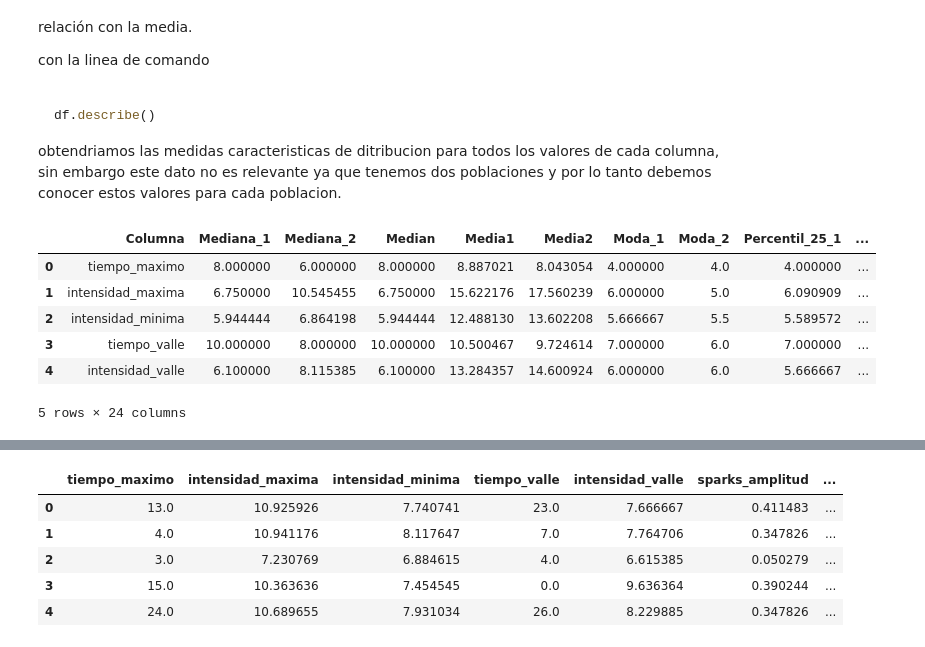
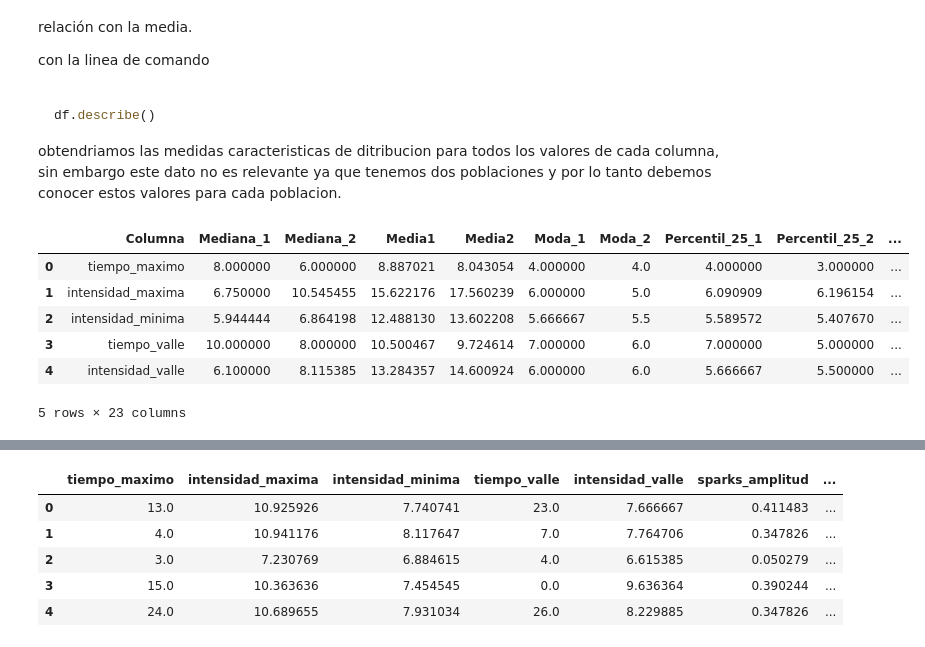
Before and after one commit to macarenaalga/trabajo_final, a Jupyter notebook: Trabajo_final_alga-aras.ipynb, the cells around one changed output, grey strips where cells are left out. Drawn from its saved outputs; the diff is of its cells as text; code cells hidden in the pictures.

```diff
--- a/Trabajo_final_alga-aras.ipynb
+++ b/Trabajo_final_alga-aras.ipynb
@@ -369,7 +369,7 @@ poblacion1 = df[df['flag'] == 1]
 poblacion2 = df[df['flag'] == 2]
 
 # Paso 2: Inicializar el dataframe de resultados
-resultados = pd.DataFrame(columns=['Columna', 'Mediana_1', 'Mediana_2','Median', 'Media1','Media2','Moda_1', 'Moda_2', 'Percentil_25_1', 'Percentil_25_2',
+resultados = pd.DataFrame(columns=['Columna', 'Mediana_1', 'Mediana_2', 'Media1','Media2','Moda_1', 'Moda_2', 'Percentil_25_1', 'Percentil_25_2',
                                    'Percentil_75_1', 'Percentil_75_2', 'Rango_1', 'Rango_2', 'Intercuartil_1', 'Intercuartil_2',
                                    'DesviacionMedia_1', 'DesviacionMedia_2', 'Varianza_1', 'Varianza_2', 'DesviacionEstandar_1',
                                    'DesviacionEstandar_2', 'CoeficienteVariacion_1', 'CoeficienteVariacion_2'])
@@ -389,38 +389,38 @@ for columna in df.columns:
     intercuartil_1 = percentil_75_1 - percentil_25_1
     desviacion_media_1 = np.mean(np.abs(poblacion1[columna] - mediana_1))
     varianza_1 = poblacion1[columna].var()
     desviacion_estandar_1 = poblacion1[columna].std()
     coef_variacion_1 = desviacion_estandar_1 / media_1
 
     # Calcular estadísticas para la población 2
     mediana_2 = poblacion2[columna].median()
     media_2 = poblacion2[columna].mean()
     moda_2 = poblacion2[columna].mode().values[0] if not poblacion2[columna].mode().empty else np.nan
     percentil_25_2 = poblacion2[columna].quantile(0.25)
     percentil_75_2 = poblacion2[columna].quantile(0.75)
     rango_2 = poblacion2[columna].max() - poblacion2[columna].min()
     intercuartil_2 = percentil_75_2 - percentil_25_2
     desviacion_media_2 = np.mean(np.abs(poblacion2[columna] - mediana_2))
     varianza_2 = poblacion2[columna].var()
     desviacion_estandar_2 = poblacion2[columna].std()
     coef_variacion_2 = desviacion_estandar_2 / media_2
 
     # Agregar las estadísticas al dataframe de resultados
-    resultados.loc[len(resultados)] = [columna, mediana_1, mediana_2,mediana, media_1, media_2, moda_1, moda_2, percentil_25_1, percentil_25_2,
+    resultados.loc[len(resultados)] = [columna, mediana_1, mediana_2, media_1, media_2, moda_1, moda_2, percentil_25_1, percentil_25_2,
                                        percentil_75_1, percentil_75_2, rango_1, rango_2, intercuartil_1, intercuartil_2,
                                        desviacion_media_1, desviacion_media_2, varianza_1, varianza_2,
                                        desviacion_estandar_1, desviacion_estandar_2, coef_variacion_1, coef_variacion_2]
 
 #Guardar en la tabla los reultados de estadistica
 resultados.to_csv(r'C:\Users\maca2\OneDrive\Documentos\Github\trabajo_final_alga-aras\medidas_caracteristicas.csv', index=False)
 
 # Imprimir los resultados
 resultados.head()
 # %% [output]
-|  | Columna | Mediana_1 | Mediana_2 | Median | Media1 | Media2 | Moda_1 | Moda_2 | Percentil_25_1 | ... |
-| 0 | tiempo_maximo | 8.000000 | 6.000000 | 8.000000 | 8.887021 | 8.043054 | 4.000000 | 4.0 | 4.000000 | ... |
-| 1 | intensidad_maxima | 6.750000 | 10.545455 | 6.750000 | 15.622176 | 17.560239 | 6.000000 | 5.0 | 6.090909 | ... |
-| 2 | intensidad_minima | 5.944444 | 6.864198 | 5.944444 | 12.488130 | 13.602208 | 5.666667 | 5.5 | 5.589572 | ... |
-| 3 | tiempo_valle | 10.000000 | 8.000000 | 10.000000 | 10.500467 | 9.724614 | 7.000000 | 6.0 | 7.000000 | ... |
-| 4 | intensidad_valle | 6.100000 | 8.115385 | 6.100000 | 13.284357 | 14.600924 | 6.000000 | 6.0 | 5.666667 | ... |
+|  | Columna | Mediana_1 | Mediana_2 | Media1 | Media2 | Moda_1 | Moda_2 | Percentil_25_1 | Percentil_25_2 | ... |
+| 0 | tiempo_maximo | 8.000000 | 6.000000 | 8.887021 | 8.043054 | 4.000000 | 4.0 | 4.000000 | 3.000000 | ... |
+| 1 | intensidad_maxima | 6.750000 | 10.545455 | 15.622176 | 17.560239 | 6.000000 | 5.0 | 6.090909 | 6.196154 | ... |
+| 2 | intensidad_minima | 5.944444 | 6.864198 | 12.488130 | 13.602208 | 5.666667 | 5.5 | 5.589572 | 5.407670 | ... |
+| 3 | tiempo_valle | 10.000000 | 8.000000 | 10.500467 | 9.724614 | 7.000000 | 6.0 | 7.000000 | 5.000000 | ... |
+| 4 | intensidad_valle | 6.100000 | 8.115385 | 13.284357 | 14.600924 | 6.000000 | 6.0 | 5.666667 | 5.500000 | ... |
-5 rows × 24 columns
+5 rows × 23 columns
```
Also changed, not shown: parts of 18 cells of this notebook, 1 other file.
